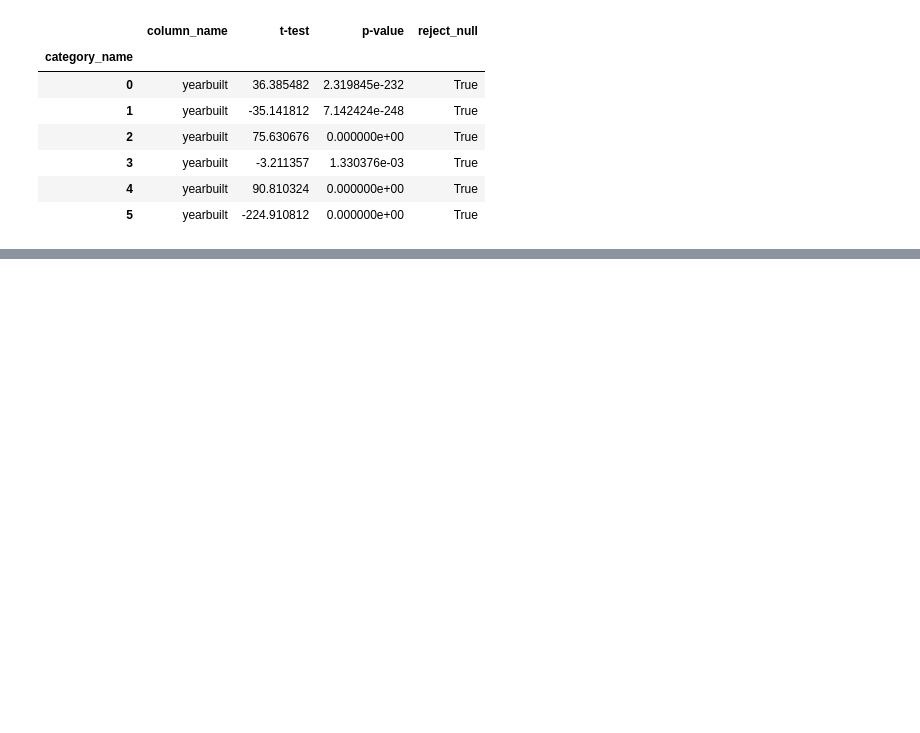
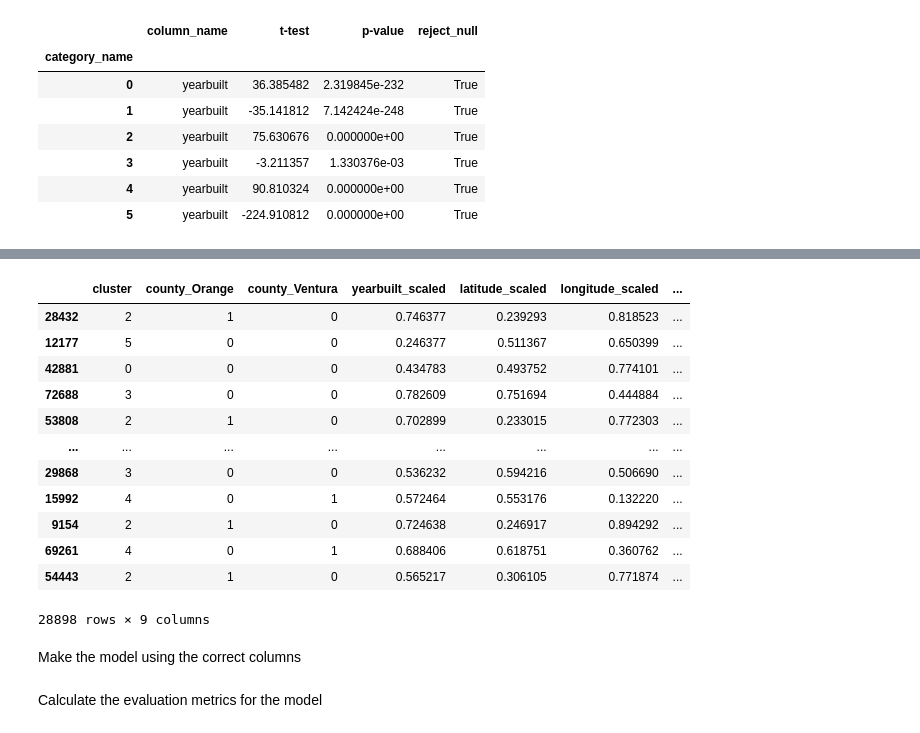
Before and after one commit to stephenfitzsimon/zillow_clustering_project, a Jupyter notebook: final_report.ipynb, the cells around one changed output, grey strips where cells are left out. Saved outputs shown, nothing was run; the diff lists cells and outputs as text; code cells hidden in the pictures; blank space fills up the shorter version.

```diff
--- a/final_report.ipynb
+++ b/final_report.ipynb
@@ -1020 +1044,23 @@ Second, scale the columns:
+# %%
+#these three lists will be used to make a modeling datafram, encode and scale columns
+feature_columns = ['parcelid',
+                   'county',
+                   'yearbuilt',
+                   'latitude',
+                   'longitude',
+                   'taxvaluedollarcnt',
+                   'bathroomcnt',
+                   'calculatedfinishedsquarefeet',
+                   'logerror'
+                  ]
+encode_columns = ['county']
+scale_columns = ['yearbuilt',
+                   'latitude',
+                   'longitude',
+                   'taxvaluedollarcnt',
+                   'bathroomcnt',
+                   'calculatedfinishedsquarefeet'
+                ]
+train_model = train[feature_columns]
+validate_model = validate[feature_columns]
 # %% [markdown]
@@ -1025,0 +1272,34 @@ First, the dataset to be used needs to be encoded and scaled:
+# %%
+#make a copy of train and validate to use
+train_model_copy = train_model.copy()
+validate_model_copy = validate_model.copy()
+
+#get the cluster column,
+train_model_3 = wrangle_zillow.make_non_geo_cluster(train_model_copy)
+validate_model_3 = wrangle_zillow.make_non_geo_cluster(validate_model_copy)
+
+#scale the datasets
+train_model_3 = wrangle_zillow.scale_and_encode(train_model_3, columns_to_encode = encode_columns, columns_to_scale=scale_columns)
+validate_model_3 = wrangle_zillow.scale_and_encode(validate_model_3, columns_to_encode = encode_columns, columns_to_scale=scale_columns)
+
+# split into X an y
+X_train_model_3, y_train_model_3 = wrangle_zillow.make_X_and_y(train_model_3)
+X_validate_model_3, y_validate_model_3 = wrangle_zillow.make_X_and_y(validate_model_3)
+# %%
+X_train_model_3.iloc[:, 1:]
+# %% [output]
+|  | cluster | county_Orange | county_Ventura | yearbuilt_scaled | latitude_scaled | longitude_scaled | ... |
+| 28432 | 2 | 1 | 0 | 0.746377 | 0.239293 | 0.818523 | ... |
+| 12177 | 5 | 0 | 0 | 0.246377 | 0.511367 | 0.650399 | ... |
+| 42881 | 0 | 0 | 0 | 0.434783 | 0.493752 | 0.774101 | ... |
+| 72688 | 3 | 0 | 0 | 0.782609 | 0.751694 | 0.444884 | ... |
+| 53808 | 2 | 1 | 0 | 0.702899 | 0.233015 | 0.772303 | ... |
+| ... | ... | ... | ... | ... | ... | ... | ... |
+| 29868 | 3 | 0 | 0 | 0.536232 | 0.594216 | 0.506690 | ... |
+| 15992 | 4 | 0 | 1 | 0.572464 | 0.553176 | 0.132220 | ... |
+| 9154 | 2 | 1 | 0 | 0.724638 | 0.246917 | 0.894292 | ... |
+| 69261 | 4 | 0 | 1 | 0.688406 | 0.618751 | 0.360762 | ... |
+| 54443 | 2 | 1 | 0 | 0.565217 | 0.306105 | 0.771874 | ... |
+28898 rows × 9 columns
+# %% [markdown]
+Make the model using the correct columns
@@ -1025,0 +1315,2 @@ First, the dataset to be used needs to be encoded and scaled:
+# %% [markdown]
+Calculate the evaluation metrics for the model
```
Also changed, not shown: parts of 50 cells of this notebook, 1 other file.
